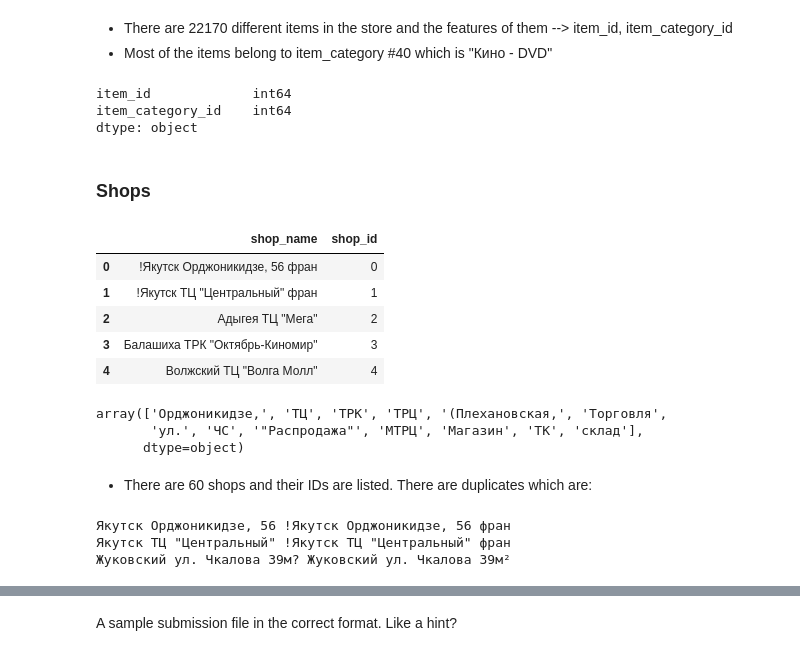
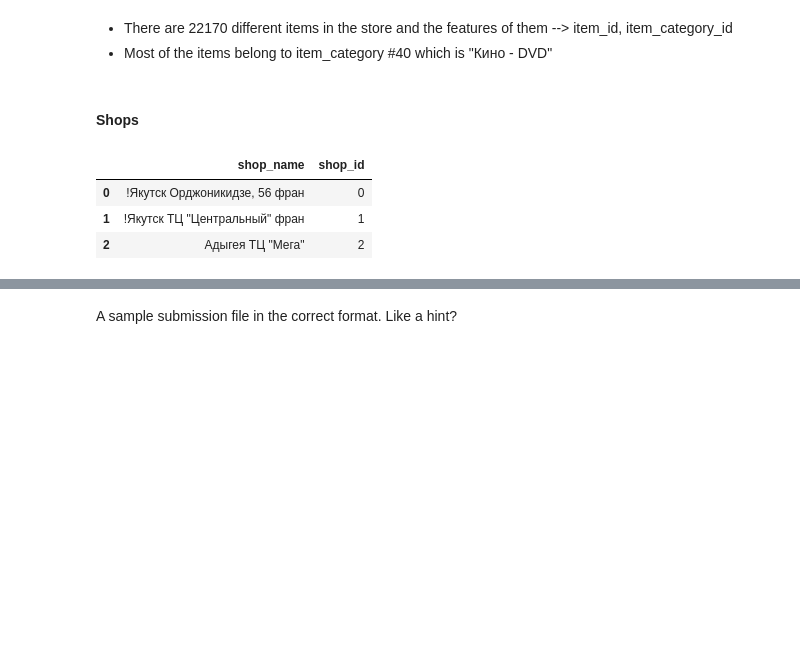
Before and after one commit to ozgekadioglu/Predict_Future_Sales, a Jupyter notebook: PresentableNotebook.ipynb, the cells around one changed output, grey strips where cells are left out. Saved outputs shown, nothing was run; the diff lists cells and outputs as text; code cells hidden in the pictures; blank space fills up the shorter version.

```diff
--- a/PresentableNotebook.ipynb
+++ b/PresentableNotebook.ipynb
@@ -145,22 +89,13 @@ Name: item_category_name, dtype: object
 * Most of the items belong to item_category #40 which is "Кино - DVD"
 # %%
 item_id_list = item_list[['item_id', 'item_category_id']]
-# %%
-item_id_list.dtypes
-# %% [output]
-item_id             int64
-item_category_id    int64
-dtype: object
 # %% [markdown]
-### Shops
+#### Shops
 # %%
 shops = pd.read_csv('Data/shops.csv')
-shops.columns
-shops.head(5)
+shops.head(3)
 # %% [output]
 |  | shop_name | shop_id |
 | 0 | !Якутск Орджоникидзе, 56 фран | 0 |
 | 1 | !Якутск ТЦ "Центральный" фран | 1 |
 | 2 | Адыгея ТЦ "Мега" | 2 |
-| 3 | Балашиха ТРК "Октябрь-Киномир" | 3 |
-| 4 | Волжский ТЦ "Волга Молл" | 4 |
@@ -177,16 +101,0 @@ shops_info = add_city_feature(shops)
-# %%
-shops_info.shop_category.unique()
-# %% [output]
-array(['Орджоникидзе,', 'ТЦ', 'ТРК', 'ТРЦ', '(Плехановская,', 'Торговля',
-       'ул.', 'ЧС', '"Распродажа"', 'МТРЦ', 'Магазин', 'ТК', 'склад'],
-      dtype=object)
-# %% [markdown]
-* There are 60 shops and their IDs are listed. There are duplicates which are:
-# %%
-print(shops_info['shop_name'][57], shops_info['shop_name'][0])
-print(shops_info['shop_name'][58], shops_info['shop_name'][1])
-print(shops_info['shop_name'][10], shops_info['shop_name'][11])
-# %% [output]
-Якутск Орджоникидзе, 56 !Якутск Орджоникидзе, 56 фран
-Якутск ТЦ "Центральный" !Якутск ТЦ "Центральный" фран
-Жуковский ул. Чкалова 39м? Жуковский ул. Чкалова 39м²
```
Also changed, not shown: parts of 149 cells of this notebook.
